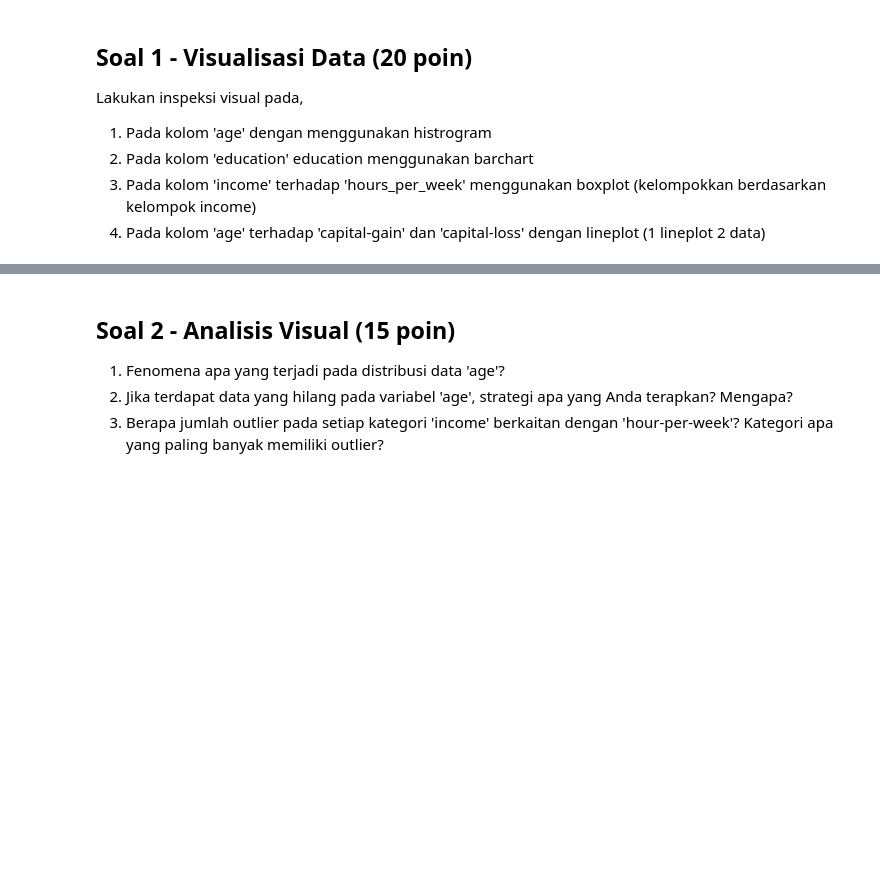
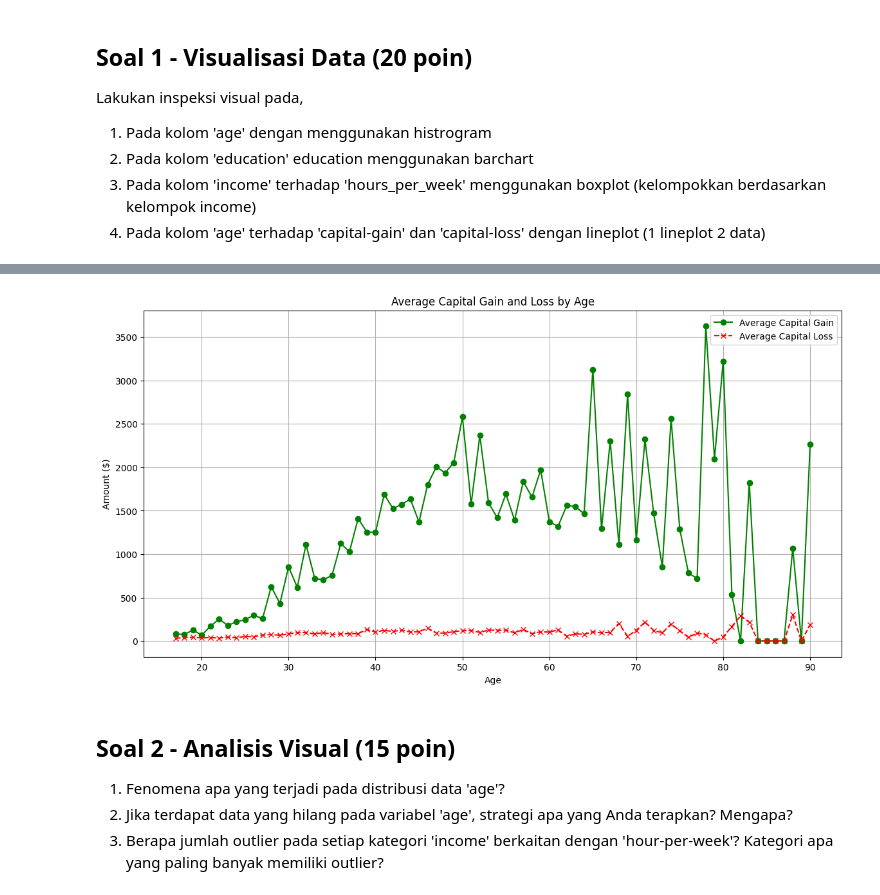
Before and after one commit to Oktavian19/ML_2025, a Jupyter notebook: JS04_SOAL_KUIS1_ML.ipynb, the cells around one changed output, grey strips where cells are left out. Saved outputs shown, nothing was run; the diff lists cells and outputs as text; code cells hidden in the pictures; blank space fills up the shorter version.

```diff
--- a/JS04_SOAL_KUIS1_ML.ipynb
+++ b/JS04_SOAL_KUIS1_ML.ipynb
@@ -109,3 +258,19 @@ Lakukan inspeksi visual pada,
+# %%
+# Jawab 1.4 - Lineplot
+age_analysis = df.groupby('age')[['capital-gain', 'capital-loss']].mean().reset_index()
+
+plt.figure(figsize=(14, 7))
+plt.plot(age_analysis['age'], age_analysis['capital-gain'], marker='o', linestyle='-', color='g', label='Average Capital Gain')
+plt.plot(age_analysis['age'], age_analysis['capital-loss'], marker='x', linestyle='--', color='r', label='Average Capital Loss')
+
+plt.title('Average Capital Gain and Loss by Age')
+plt.xlabel('Age')
+plt.ylabel('Amount ($)')
+plt.legend()
+plt.grid(True)
+plt.show()
+# %% [output]
+[figure, added]
 # %% [markdown]
 ## Soal 2 - Analisis Visual (15 poin)
 1. Fenomena apa yang terjadi pada distribusi data 'age'?
```
Also changed, not shown: parts of 22 cells of this notebook.
